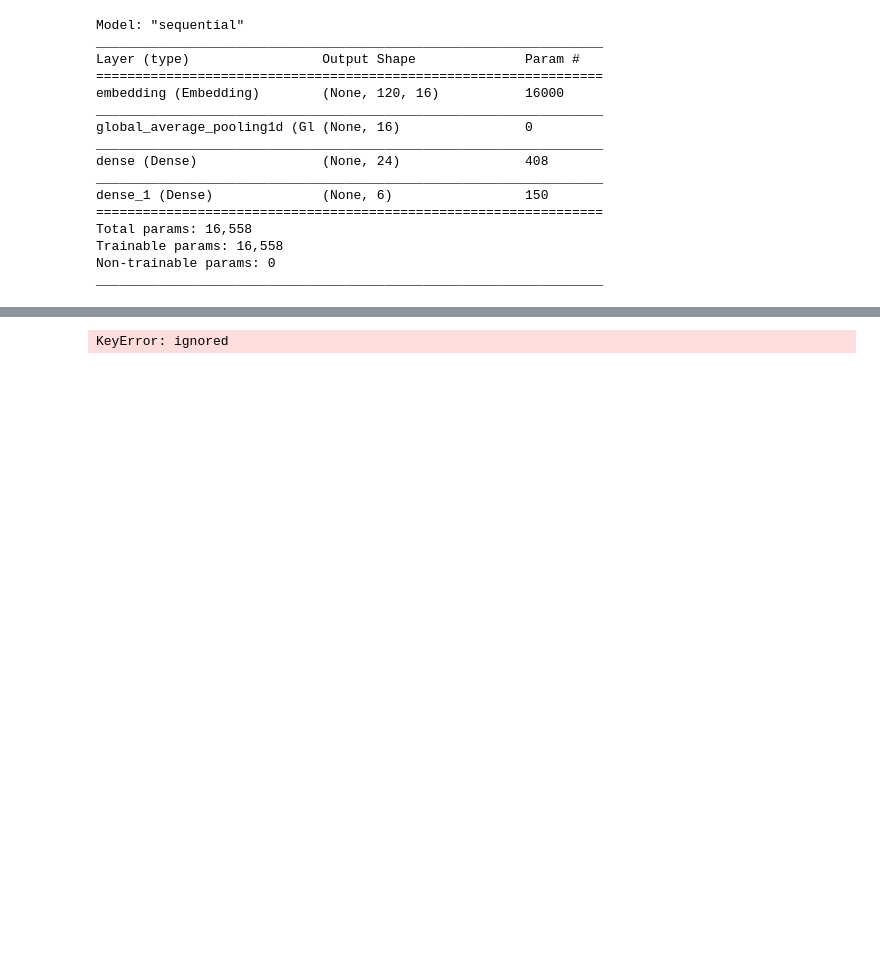
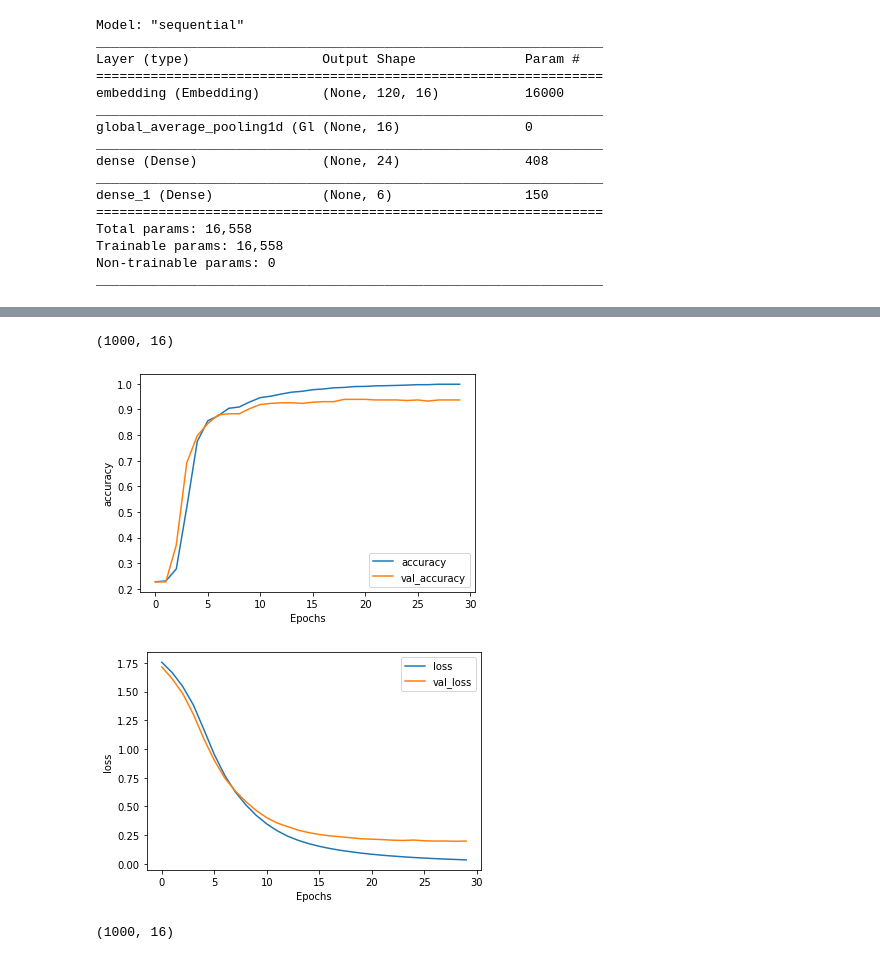
Before and after one commit to kev-luo/tensorflow-course, a Jupyter notebook: TensorFlow In Practice/Course 3 - NLP/Course 3 - Week 2 - Exercise - Question.ipynb, the cells around one changed output, grey strips where cells are left out. Cells and saved outputs as stored; diff of their text form; code cells hidden in the pictures; blank space fills up the shorter version.

```diff
--- a/TensorFlow In Practice/Course 3 - NLP/Course 3 - Week 2 - Exercise - Question.ipynb
+++ b/TensorFlow In Practice/Course 3 - NLP/Course 3 - Week 2 - Exercise - Question.ipynb
@@ -62,7 +62,6 @@ with open("/tmp/bbc-text.csv", 'r') as csvfile:
     for word in stopwords:
       token = " " + word + " "
       sentence = sentence.replace(token, " ")
-      sentence = sentence.replace("  ", " ")
     sentences.append(sentence)
 
 
@@ -149,8 +148,8 @@ print(validation_padded.shape)
 445
 (445, 120)
 # %%
-label_tokenizer = Tokenizer(num_words=vocab_size, oov_token=oov_tok)
-label_tokenizer.fit_on_texts(train_labels)
+label_tokenizer = Tokenizer()
+label_tokenizer.fit_on_texts(labels)
 
 training_label_seq = np.array(label_tokenizer.texts_to_sequences(train_labels))
 validation_label_seq = np.array(label_tokenizer.texts_to_sequences(validation_labels))
@@ -248,19 +252,26 @@ Epoch 30/30
+# %%
+e = model.layers[0]
+weights = e.get_weights()[0]
+print(weights.shape)
+# %% [output]
+(1000, 16)
 # %%
 import matplotlib.pyplot as plt
 
 
 def plot_graphs(history, string):
   plt.plot(history.history[string])
   plt.plot(history.history['val_'+string])
   plt.xlabel("Epochs")
   plt.ylabel(string)
   plt.legend([string, 'val_'+string])
   plt.show()
 
-plot_graphs(history, "acc")
+plot_graphs(history, "accuracy")
 plot_graphs(history, "loss")
 # %% [output]
-KeyError: ignored
+[figure, added]
+[figure, added]
 # %%
 reverse_word_index = dict([(value, key) for (key, value) in word_index.items()])
 
@@ -273,6 +284,8 @@ print(weights.shape) # shape: (vocab_size, embedding_dim)
 
 # Expected output
 # (1000, 16)
+# %% [output]
+(1000, 16)
 # %%
 import io
 
```
Also changed, not shown: parts of 6 cells of this notebook.
